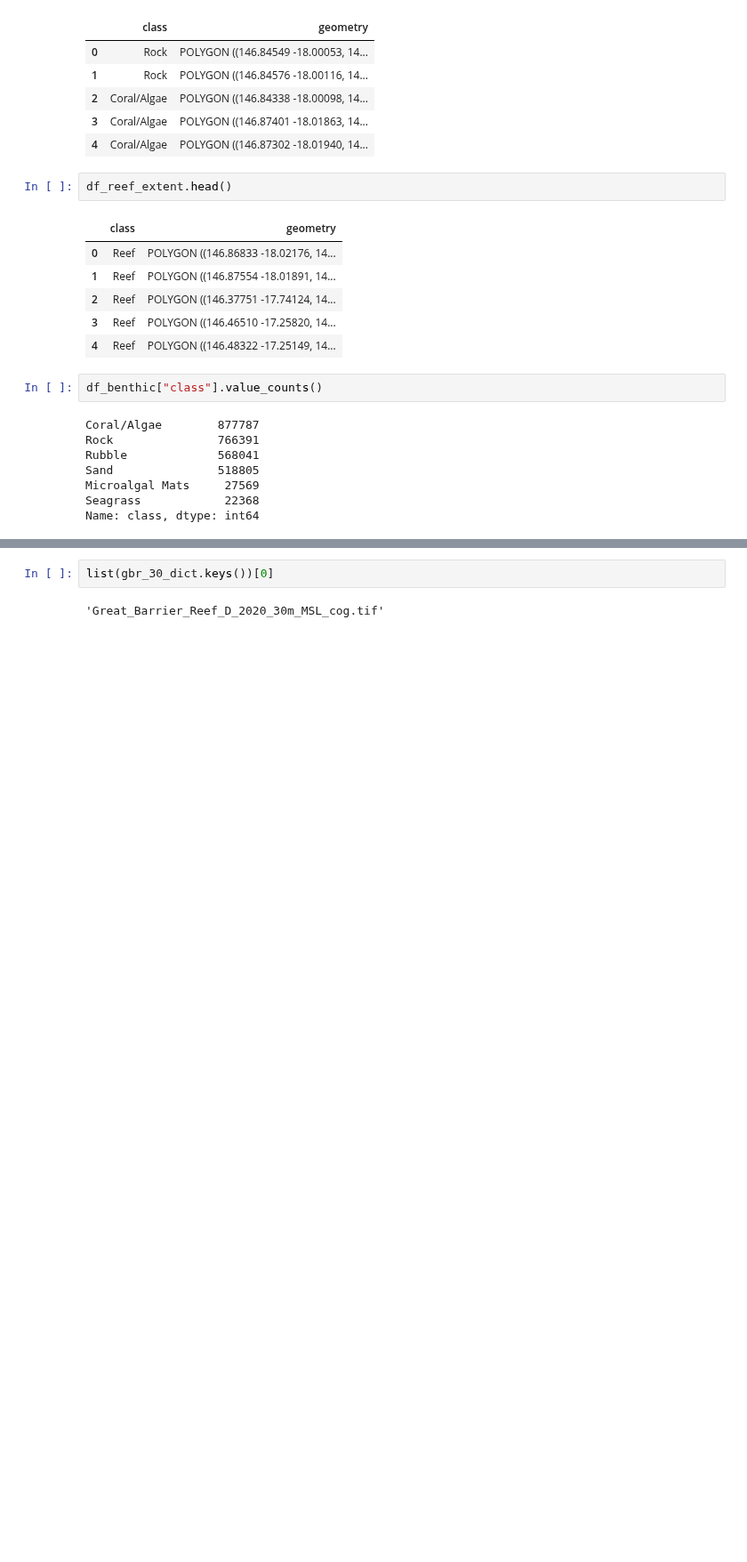
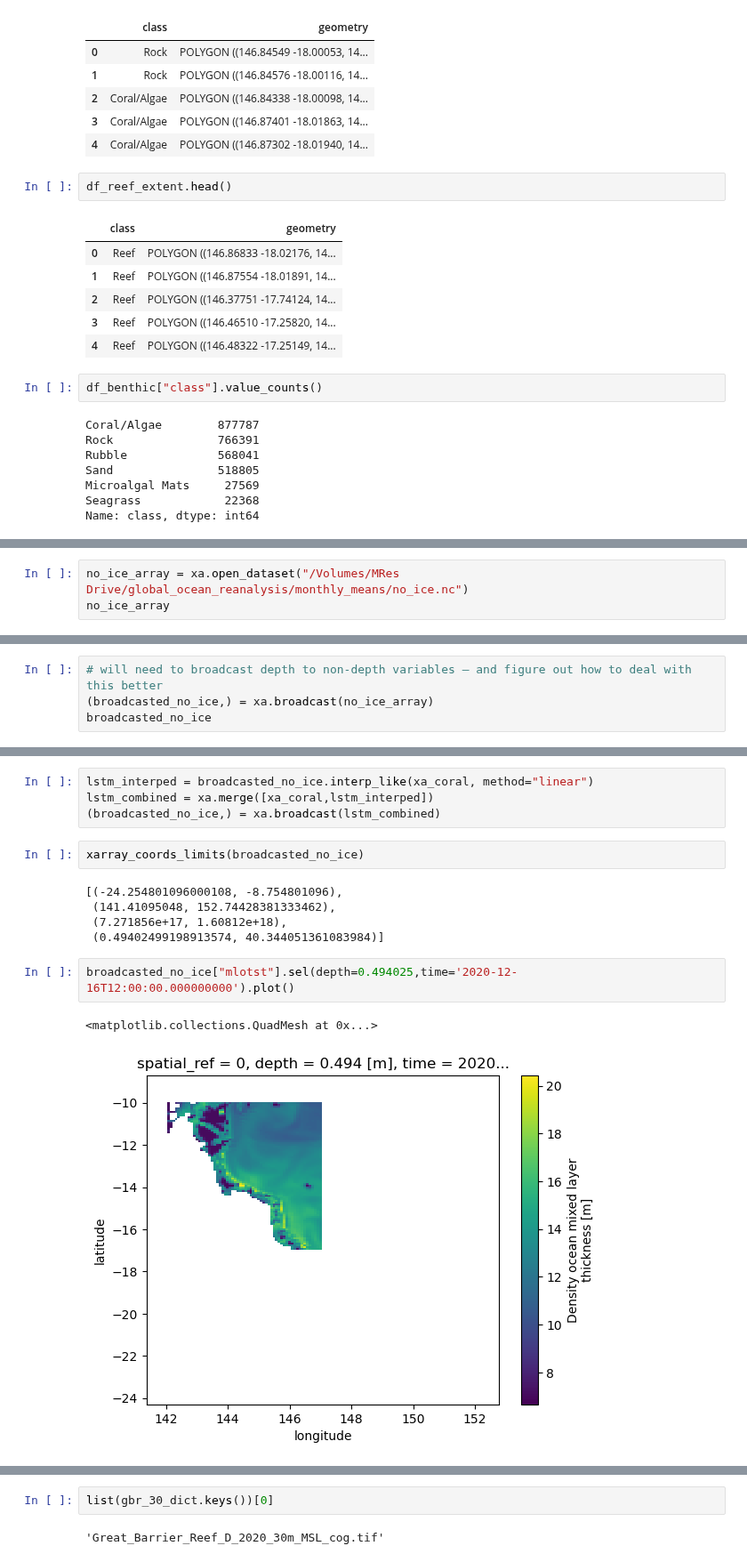
Before and after one commit to orlando-code/coralshift, a Jupyter notebook: notebooks/reef_baseline.ipynb, the cells around one changed output, grey strips where cells are left out. Shown at 89% size. Cells and saved outputs as stored; diff of their text form; blank space fills up the shorter version.

Commit message:
bookmarking all working nbs ahead of refactoring, refining, and generating this ML-ready array

```diff
--- a/notebooks/reef_baseline.ipynb
+++ b/notebooks/reef_baseline.ipynb
@@ -218,0 +372,3 @@ Name: class, dtype: int64
+# %%
+no_ice_array = xa.open_dataset("/Volumes/MRes Drive/global_ocean_reanalysis/monthly_means/no_ice.nc")
+no_ice_array
@@ -218,0 +393,4 @@ Name: class, dtype: int64
+# %%
+# will need to broadcast depth to non-depth variables – and figure out how to deal with this better
+(broadcasted_no_ice,) = xa.broadcast(no_ice_array)
+broadcasted_no_ice
@@ -218,0 +441,16 @@ Name: class, dtype: int64
+# %%
+lstm_interped = broadcasted_no_ice.interp_like(xa_coral, method="linear")
+lstm_combined = xa.merge([xa_coral,lstm_interped])
+(broadcasted_no_ice,) = xa.broadcast(lstm_combined)
+# %%
+xarray_coords_limits(broadcasted_no_ice)
+# %% [output]
+[(-24.254801096000108, -8.754801096),
+ (141.41095048, 152.74428381333462),
+ (7.271856e+17, 1.60812e+18),
+ (0.49402499198913574, 40.344051361083984)]
+# %%
+broadcasted_no_ice["mlotst"].sel(depth=0.494025,time='2020-12-16T12:00:00.000000000').plot()
+# %% [output]
+<matplotlib.collections.QuadMesh at 0x...>
+[figure, added]
```
Also changed, not shown: parts of 87 cells of this notebook, 2 other files.
